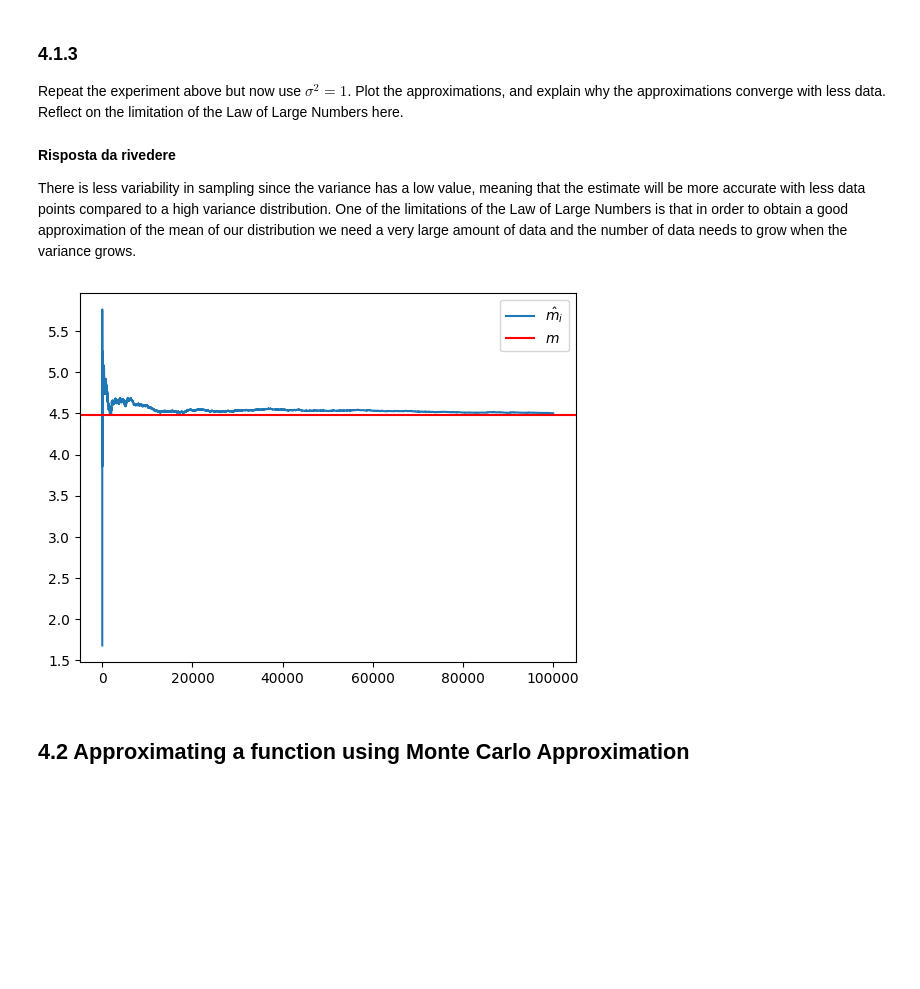
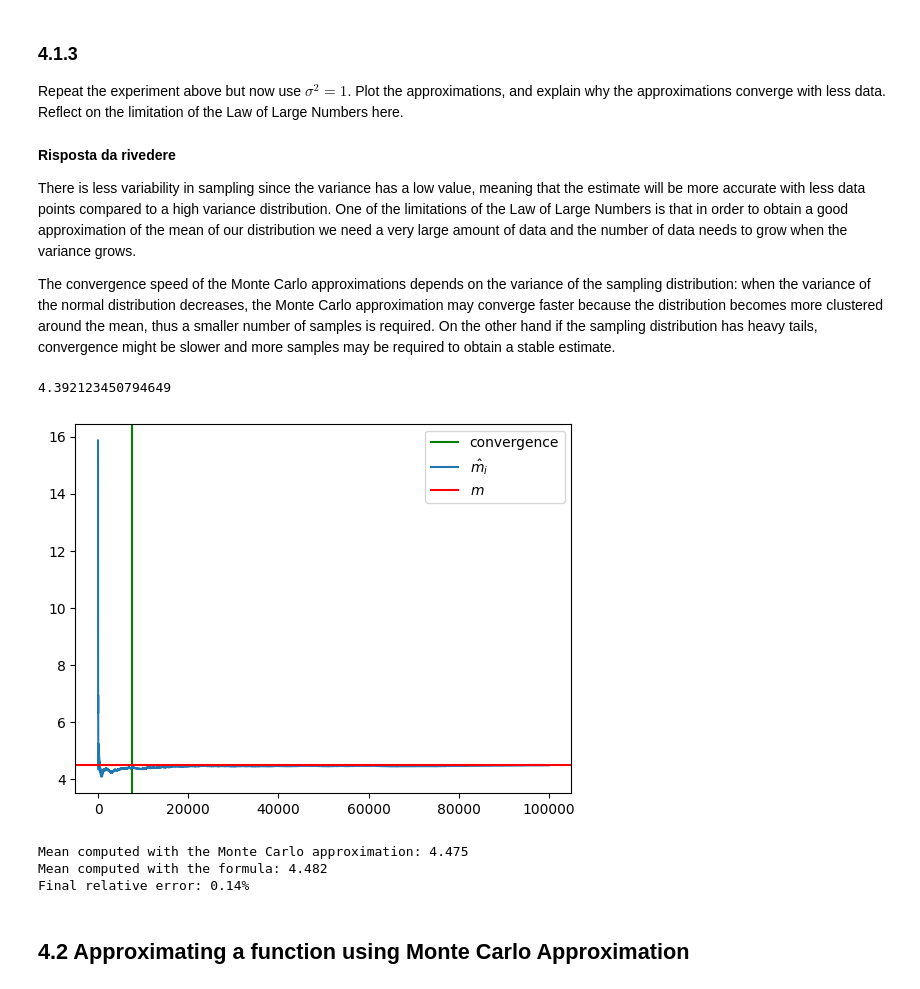
Before and after one commit to leonardodeclara/DD2447-Statistical-Methods-in-Applied-Computer-Science, a Jupyter notebook: Assignment_1/assignment1.ipynb, the cells around one changed output. Drawn from its saved outputs; the diff is of its cells as text; code cells hidden in the pictures; blank space fills up the shorter version.

```diff
--- a/Assignment_1/assignment1.ipynb
+++ b/Assignment_1/assignment1.ipynb
@@ -544,11 +527,8 @@ Use the provided plotting function to plot how the Monte Carlo approximation imp
 
 First you will need to sample $n=100,000$ samples from $p(x|\mu, \sigma^2)$ using numpy and the scheme provided above. Observe that when sampling from a normal distribution in numpy, the second argument is the standard deviation not the variance.
 # %%
-import matplotlib.pyplot as plt
-import numpy as np
-import math
 
-def plot_means(m, data):
+def plot_means(m, data, plot_conv_line=False):
     # data should be an n long array
     n = len(data)
     sequential_estimates = []
@@ -558,10 +538,23 @@ def plot_means(m, data):
         # compute the monte carlo approximation of m using only
         # the data points x_1,..., x_i
         sequential_estimates.append(m_hat_i)
+
+    if plot_conv_line:
+        """sample every 100th element of sequential_estimates and check if it is within 1% of m"""
+        sample_rate=500
+        sequential_estimates_subset = np.array(sequential_estimates)
+        sequential_estimates_subset = sequential_estimates_subset[::sample_rate]
+
+        for i,m_hat in enumerate(sequential_estimates_subset):
+            if np.abs(m_hat - m)/m < 0.02:
+                print(m_hat)
+                plt.axvline(i*sample_rate, 0, n, color='green', label='convergence')
+                break
     plt.plot(sequential_estimates, label=r'$\hat{m}_i$')
     plt.axhline(m, 0, n, color='red', label='$m$')
     plt.legend(loc='best')
     plt.show()
+    return sequential_estimates
 # %%
 np.random.seed(0)  # don't change the seed
 # code the sampling scheme below here (it's important that you use the provided seed)
@@ -582,17 +583,28 @@ Repeat the experiment above but now use $\sigma^2 = 1$. Plot the approximations,
 **Risposta da rivedere**
 
 There is less variability in sampling since the variance has a low value, meaning that the estimate will be more accurate with less data points compared to a high variance distribution. One of the limitations of the Law of Large Numbers is that in order to obtain a good approximation of the mean of our distribution we need a very large amount of data and the number of data needs to grow when the variance grows.
+
+The convergence speed of the Monte Carlo approximations depends on the variance of the sampling distribution: when the variance of the normal distribution decreases, the Monte Carlo approximation may converge faster because the distribution becomes more clustered around the mean, thus a smaller number of samples is required. On the other hand if the sampling distribution has heavy tails, convergence might be slower and more samples may be required to obtain a stable estimate.
 # %%
+np.random.seed(0)
 mu = 1
 sig = 1
 samples_z=np.random.normal(mu,sig,100000)
 samples_x=np.exp(samples_z)
-esponente = mu + (sig**2)/2
+exponent = mu + (sig**2)/2
 # mean of the distribution
-m = math.exp(esponente)
-plot_means(m, samples_x)
+m = math.exp(exponent)
+estimates= plot_means(m, samples_x, plot_conv_line=True)
+
+print('Mean computed with the Monte Carlo approximation: {:.3f}'.format(estimates[-1]))
+print('Mean computed with the formula: {:.3f}'.format(m))
+print('Final relative error: {:.2f}%'.format(np.abs(estimates[-1] - m)/m * 100))
 # %% [output]
+4.392123450794649
-[figure, old version]
+[figure, new version]
+Mean computed with the Monte Carlo approximation: 4.475
+Mean computed with the formula: 4.482
+Final relative error: 0.14%
 # %% [markdown]
 ## 4.2 Approximating a function using Monte Carlo Approximation
 # %% [markdown]
```
Also changed, not shown: parts of 17 cells of this notebook.
